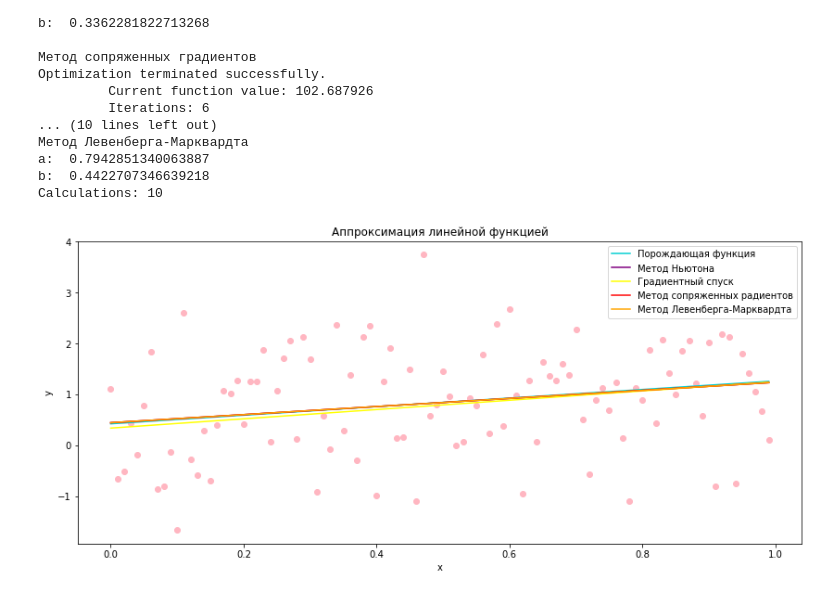
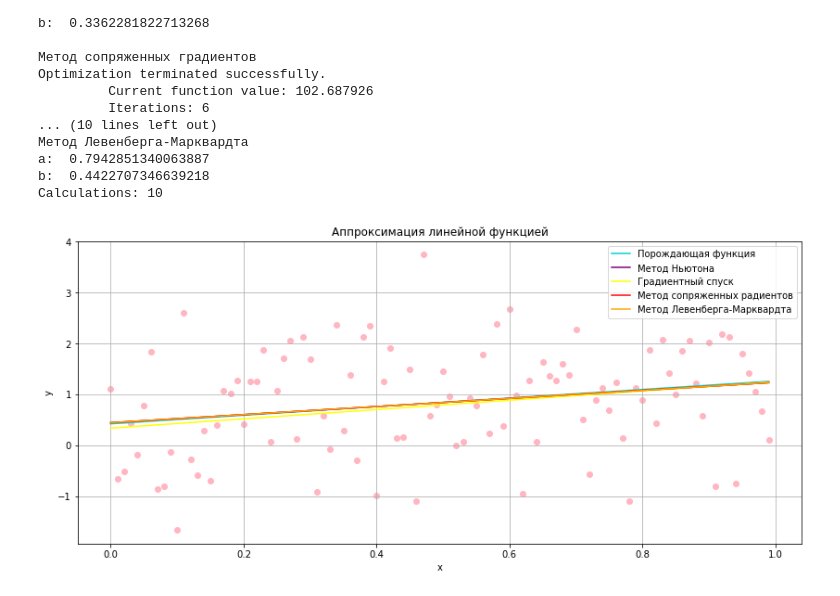
Before and after one commit to ChrisLisbon/ITMO_algorithms_classes, a Jupyter notebook: lab3_new_version.ipynb, the cells around one changed output. Saved outputs shown, nothing was run; the diff lists cells and outputs as text; code cells hidden in the pictures.

```diff
--- a/lab3_new_version.ipynb
+++ b/lab3_new_version.ipynb
@@ -225,15 +225,16 @@ Calculations: 10
 # %%
 x = np.linspace(min(x_list), max(x_list), 2)
 plt.scatter(x_list, y_list, color='#FFB6C1')
 plt.plot(x_list, [el*alpha+beta for el in x_list], color='DarkTurquoise', label='Порождающая функция')
 plt.plot(x, a_lin_N*x + b_lin_N, c='purple', label = 'Метод Ньютона')
 plt.plot(x, a_lin_grad*x + b_lin_grad, c='yellow', label = 'Градиентный спуск')
 plt.plot(x, a_lin_CDS*x + b_lin_CDS, c='red', label = 'Метод сопряженных радиентов')
 plt.plot(x, lm_lin[0]*x + lm_lin[1], c='orange', label = 'Метод Левенберга-Марквардта')
 plt.xlabel('x')
 plt.ylabel('y')
 plt.title('Аппроксимация линейной функцией')
 plt.legend()
+plt.grid()
 plt.show()
 # %% [output]
-[figure, old version]
+[figure, new version]
```
